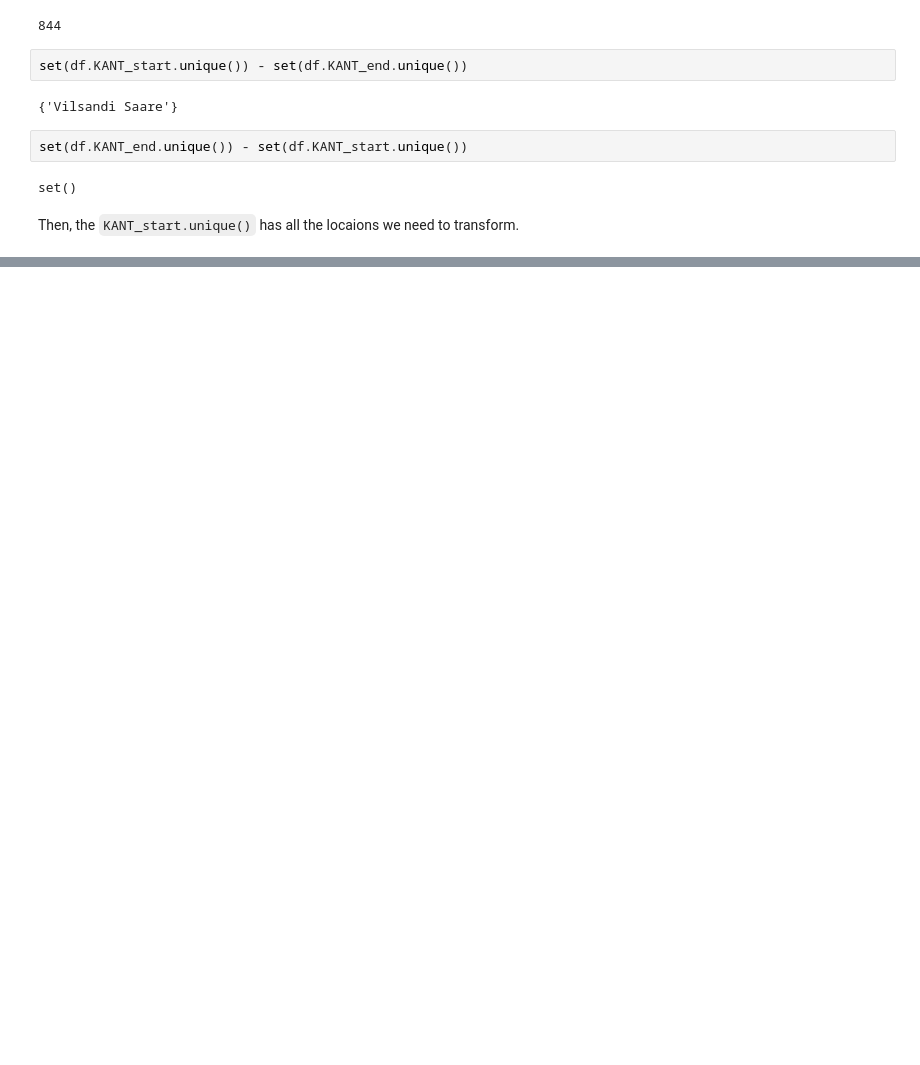
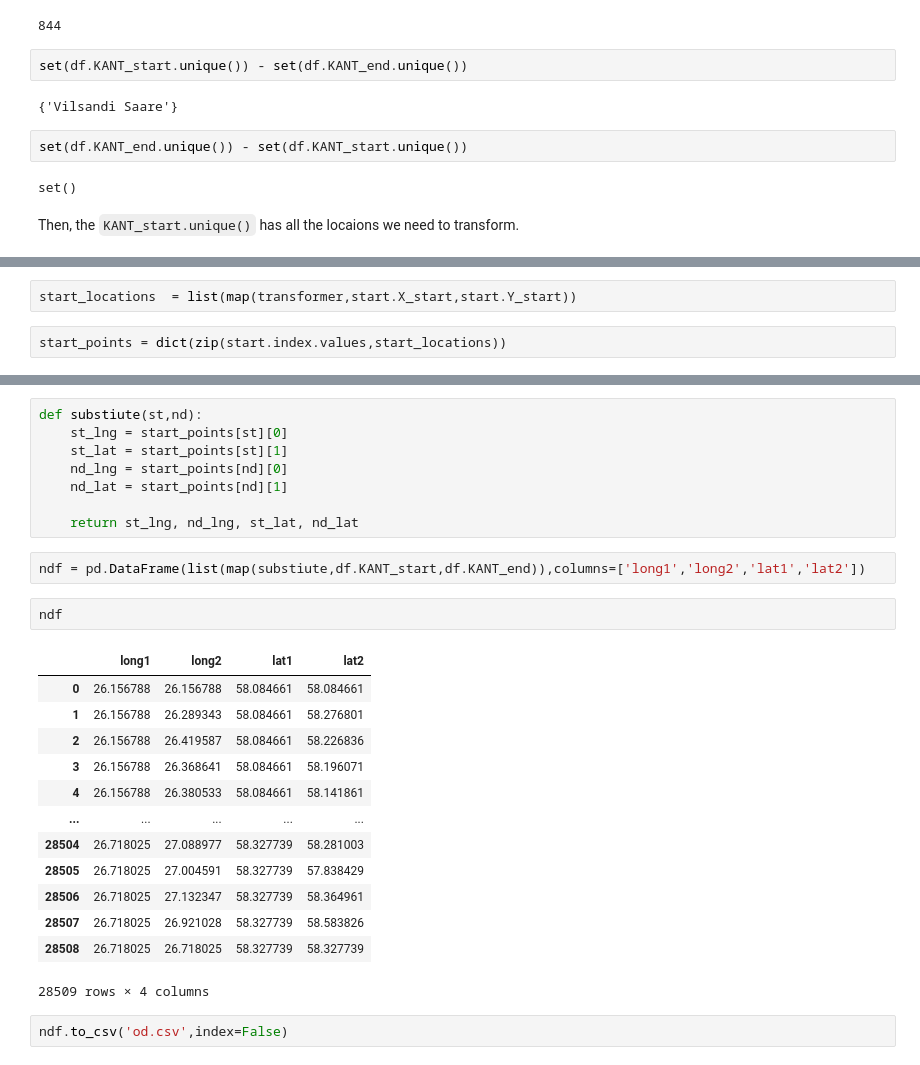
Before and after one commit to MINIMALaq/Connection_plot_on_the_map, a Jupyter notebook: pre_process.ipynb, the cells around one changed output, grey strips where cells are left out. Saved outputs shown, nothing was run; the diff lists cells and outputs as text; blank space fills up the shorter version.

```diff
--- a/pre_process.ipynb
+++ b/pre_process.ipynb
@@ -61,0 +78,4 @@ Then, the `KANT_start.unique()` has all the locaions we need to transform.
+# %%
+start_locations  = list(map(transformer,start.X_start,start.Y_start))
+# %%
+start_points = dict(zip(start.index.values,start_locations))
@@ -61,0 +102,28 @@ Then, the `KANT_start.unique()` has all the locaions we need to transform.
+# %%
+def substiute(st,nd):
+    st_lng = start_points[st][0]
+    st_lat = start_points[st][1]
+    nd_lng = start_points[nd][0]
+    nd_lat = start_points[nd][1]
+
+    return st_lng, nd_lng, st_lat, nd_lat
+# %%
+ndf = pd.DataFrame(list(map(substiute,df.KANT_start,df.KANT_end)),columns=['long1','long2','lat1','lat2'])
+# %%
+ndf
+# %% [output]
+|  | long1 | long2 | lat1 | lat2 |
+| 0 | 26.156788 | 26.156788 | 58.084661 | 58.084661 |
+| 1 | 26.156788 | 26.289343 | 58.084661 | 58.276801 |
+| 2 | 26.156788 | 26.419587 | 58.084661 | 58.226836 |
+| 3 | 26.156788 | 26.368641 | 58.084661 | 58.196071 |
+| 4 | 26.156788 | 26.380533 | 58.084661 | 58.141861 |
+| ... | ... | ... | ... | ... |
+| 28504 | 26.718025 | 27.088977 | 58.327739 | 58.281003 |
+| 28505 | 26.718025 | 27.004591 | 58.327739 | 57.838429 |
+| 28506 | 26.718025 | 27.132347 | 58.327739 | 58.364961 |
+| 28507 | 26.718025 | 26.921028 | 58.327739 | 58.583826 |
+| 28508 | 26.718025 | 26.718025 | 58.327739 | 58.327739 |
+28509 rows × 4 columns
+# %%
+ndf.to_csv('od.csv',index=False)
```
Also changed, not shown: parts of 7 cells of this notebook, 2 other files.
